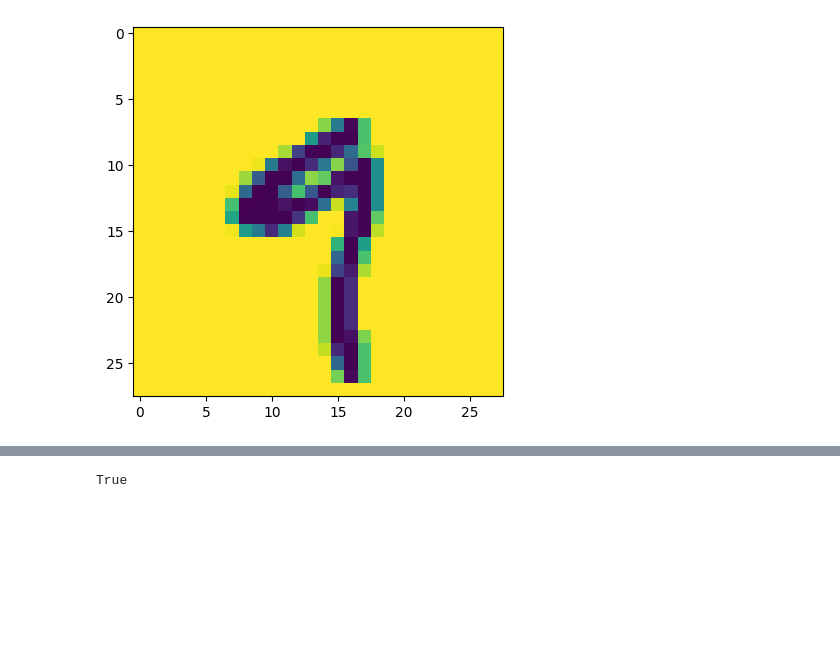
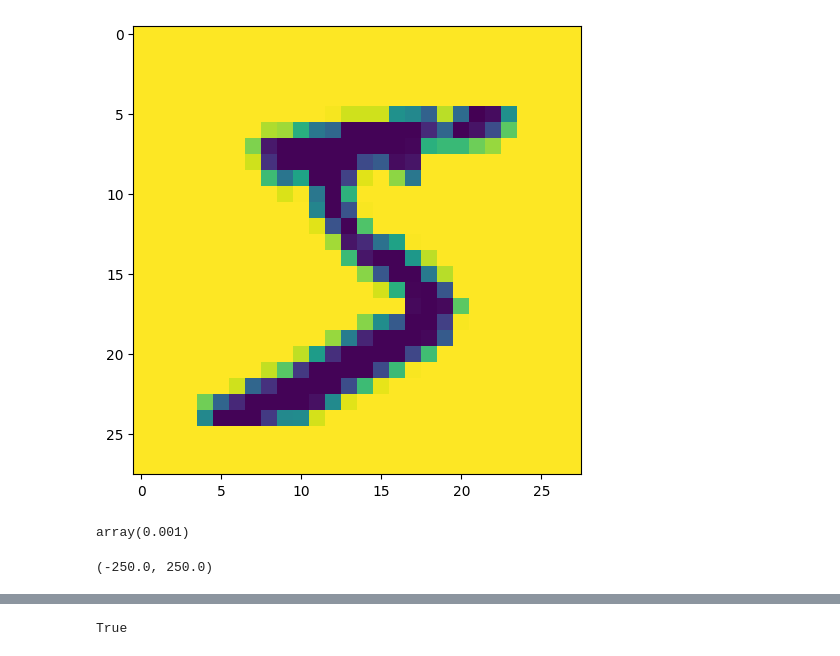
Before and after one commit to mcroning/BME100, a Jupyter notebook: Cupy_of_pr_coupler.ipynb, the cells around one changed output, grey strips where cells are left out. Cells and saved outputs as stored; diff of their text form; code cells hidden in the pictures; blank space fills up the shorter version.

```diff
--- a/Cupy_of_pr_coupler.ipynb
+++ b/Cupy_of_pr_coupler.ipynb
@@ -40,10 +34,8 @@ class res:
         self.amp0=amp0
 # %%
 # @title Set Parameters { run: "auto" }
-
-
 gain_length_product = -3 # @param {type:"number"}
-intensity_beam_ratio_2_to_1 = 1 # @param {type:"number"}
+intensity_beam_ratio_2_to_1 = 100 # @param {type:"number"}
 image_on_beam = "Image on beam 1" # @param ["No Image", "Image on beam 1"]
 scattering_noise_type = "none" # @param ["none", "surface"]
 dark_intensity = 0.1 # @param {type:"number"}
@@ -62,7 +54,6 @@ x_samples = "4096" # @param ["1024", "2048", "4096", "8192", "16384"]
 y_samples = "512" # @param ["256", "512", "1024", "2048"]
 interaction_length_um = 4000 # @param {type:"number"}
 z_step_um = 100 # @param {type:"number"}
-
 image_size_norm_by_waist1 = 1 # @param {type:"number"}
 wavelength_um = 0.625 # @param {type:"number"}
 beam_waist_1 = 200 # @param {type:"number"}
@@ -71,15 +62,12 @@ external_angle_beam_1 = 0.16 # @param {type:"number"}
 external_angle_beam_2 = -0.16 # @param {type:"number"}
 azimuth_1 = 0 # @param {type:"number"}
 azimuth_2 = 0 # @param {type:"number"}
-
 Tukey_window_edge = 0.1 # @param {type:"number"}
 image_type = "real image" # @param ["real image", "phase image"]
-
-
 prop_random_steps = False # @param {type:"boolean"}
 backpropagate_output_image = True # @param {type:"boolean"}
-time_behavior = "Static" # @param ["Static", "Time Dependent"]
-image_file_name = "/content/Nonlinear-Beam-Propagation/images/mnist9.png" # @param {type:"string"}
+time_behavior = "Time Dependent" # @param ["Static", "Time Dependent"]
+image_file_name = "/content/Nonlinear-Beam-Propagation/images/mnist5.png" # @param {type:"string"}
 image_invert = True # @param {type:"boolean"}
 fanning_study = True # @param {type:"boolean"}
 prop_random=prop_random_steps
@@ -120,7 +108,6 @@ image_in=cp.ones((28,28),dtype=cp.uint8) #default image
 
 
 if transp1==1 and os.path.exists(image_file_name):
-
   image_in = Image.open(image_file_name)
   if image_invert:
     image_in=ImageChops.invert(image_in)
@@ -139,7 +126,7 @@ if transp1==1 and os.path.exists(image_file_name):
 
   image_in_sq=np.ones((maxsize,maxsize))  # make square image matrix that will hold input omage
   image_in_sq[:imsizex,:imsizey]=image_in #load potentiallly non square image ont quare image matrix
-  image_in=image_in_sq.astype(np.uint8) #No
+  image_in=image_in_sq.astype(np.uint16) #No
   image_in = cp.asarray(image_in)
 
 prdata={
@@ -154,31 +141,31 @@ prdata={
     'noiseamp': noiseamp,
     'Id':Id,
     'sigma':sigma,
     'gl': gl,
     'xaper':xaper,
     'yaper':yaper,
     'xsamp':xsamp,
     'ysamp':ysamp,
     'rlen': rlen,
     'dz' : dz,
     'windowedge':windowedge,
     'lm':lm,
     'w01':w01,
     'w02':w02,
     'thout1':thout1,
     'thout2':thout2,
     'phi1':phi2,
     'phi2':phi1,
     'rat':rat,
     'transp1':transp1,
     'transp2':transp2,
     'backpropagate':backpropagate,
     'tsteps':tsteps,
     'tend':tend,
     'timedep':timedep,
     'image_size_factor':image_size_factor,
     'production':0,
     'noisetype':noisetype
 }
 # %% [output]
-[figure, old version]
+[figure, new version]
@@ -184,0 +276,4 @@ prdata={
+# %%
+fy[1]
+# %% [output]
+array(0.001)
@@ -184,0 +306,32 @@ prdata={
+# %%
+#global prdata,X_train,maxsize,image_in,geom_orig
+
+
+imsizex=cp.shape(image_in)[0]  #find original x dimension of image
+imsizey=cp.shape(image_in)[1]  #find original y dimension
+maxsize=max(imsizex,imsizey)   #find maximum side length, maxsize
+if maxsize % 2 !=0: # make sure sides are of even length
+     maxsize +=1
+zoomsc=prdata['image_size_factor']*prdata['w01']/maxsize # find zoom factor for image to place it on beam 1
+X_train=(zoom(image_in,(zoomsc*xsamp/xaper,zoomsc*ysamp/yaper)))/cp.max(image_in) # scale input image to grid x y arrays, normalize to unity
+fymax=ysamp/yaper/2
+
+ax1.set_title('input image')
+ax1.set_xlabel(r'x ($\mu$m)')
+ax1.set_ylabel(r'y ($\mu$m)')
+ax1.set_xlim(-yaper/4,yaper/4)
+ax1.set_ylim(-yaper/4,yaper/4)
+ax2.clear()
+ax2.set_title('intensity cross section')
+ax2.set_xlabel(r'x ($\mu$m)')
+ax2.set_ylabel(r'z ($\mu$m)')
+#self.ax2.set_xlim(-prdata['xaper']/2,prdata['xaper']/2)
+#self.ax2.set_ylim(-prdata['yaper']/2,prdata['yaper']/2)
+#self.ax2.set_ylim(prdata['rlen'],0)
+ax4.set_title('output image')
+ax4.set_xlabel(r'x ($\mu$m)')
+ax4.set_ylabel(r'y ($\mu$m)')
+ax4.set_xlim(-yaper/4,yaper/4)
+ax4.set_ylim(-yaper/4,yaper/4)
+# %% [output]
+(-250.0, 250.0)
```
Also changed, not shown: parts of 25 cells of this notebook.
